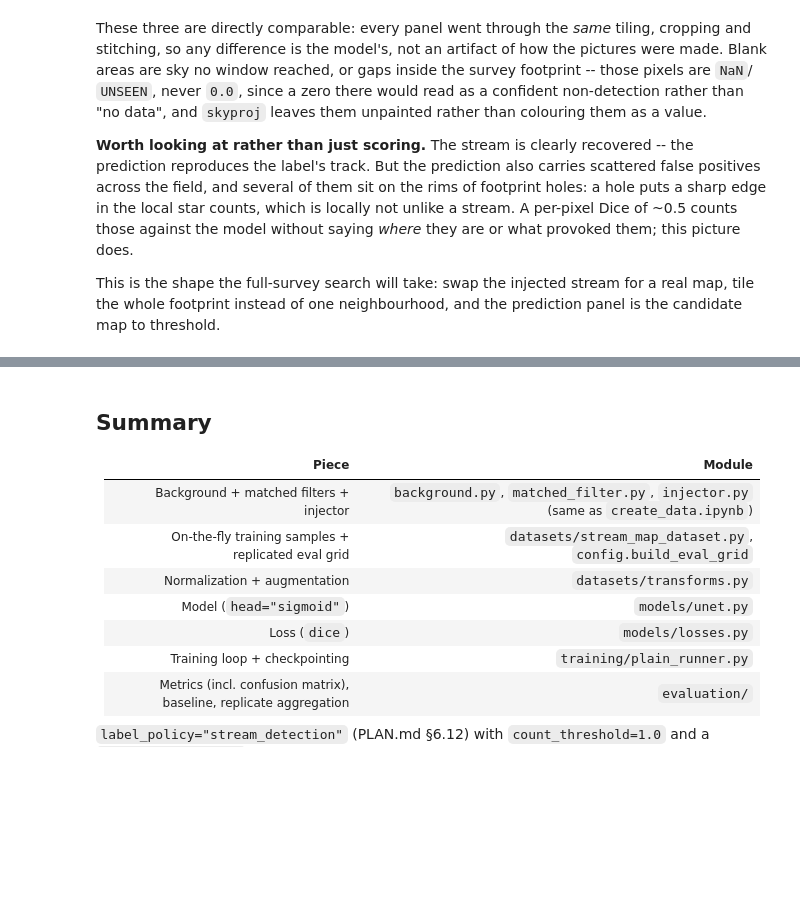
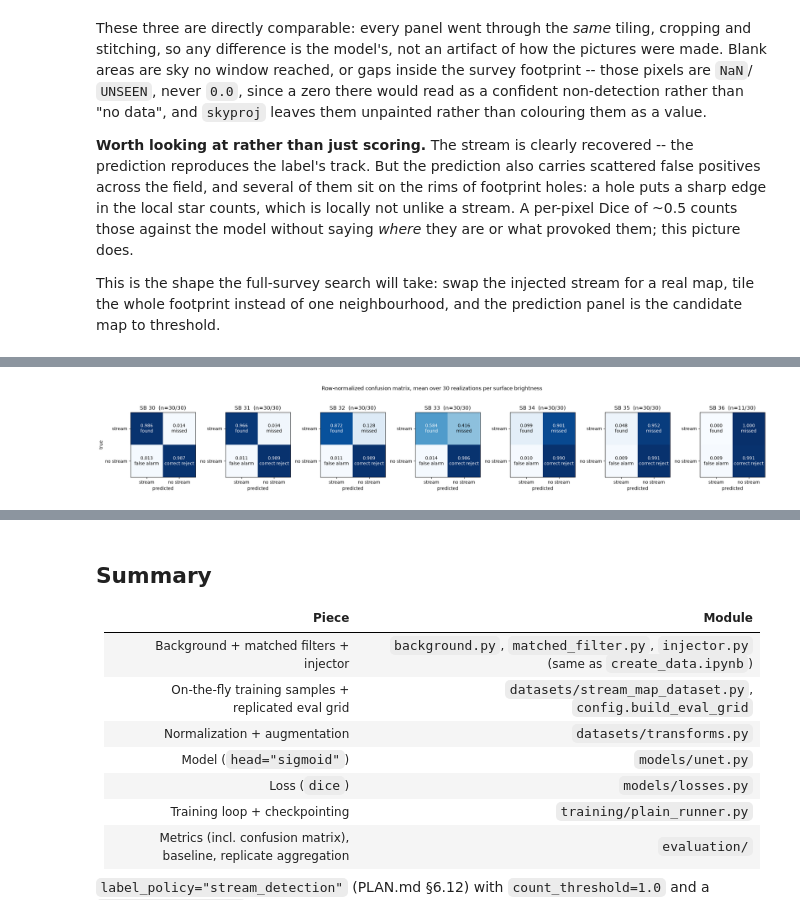
Before and after one commit to MatthieuPE/streamgoggles, a Jupyter notebook: notebooks/train_model.ipynb, the cells around one changed output, grey strips where cells are left out. Drawn from its saved outputs; the diff is of its cells as text; code cells hidden in the pictures; blank space fills up the shorter version.

```diff
--- a/notebooks/train_model.ipynb
+++ b/notebooks/train_model.ipynb
@@ -1033,0 +1088,19 @@ neighbourhood, and the prediction panel is the candidate map to threshold.
+# %%
+fig, axes = plt.subplots(1, len(surface_brightness_grid),
+                         figsize=(3.1 * len(surface_brightness_grid), 3.4))
+for ax, (_, row) in zip(axes, detection.sort_values("richness").iterrows()):
+    plot_confusion_matrix(
+        {rate: row[f"{rate}_mean"] for rate in ("tpr", "fnr", "fpr", "tnr")},
+        ax=ax,
+        title=f"SB {row['richness']:.0f}  (n={int(row['tpr_n'])}/{int(row['n_true_pixels_n'])})",
+    )
+    if ax is not axes[0]:
+        ax.set_ylabel("")
+fig.suptitle(
+    f"Row-normalized confusion matrix, mean over {n_footprint_realizations} "
+    "realizations per surface brightness", y=1.03,
+)
+plt.tight_layout()
+plt.show()
+# %% [output]
+[figure, added]
```
Also changed, not shown: parts of 5 cells of this notebook, 4 other files.
